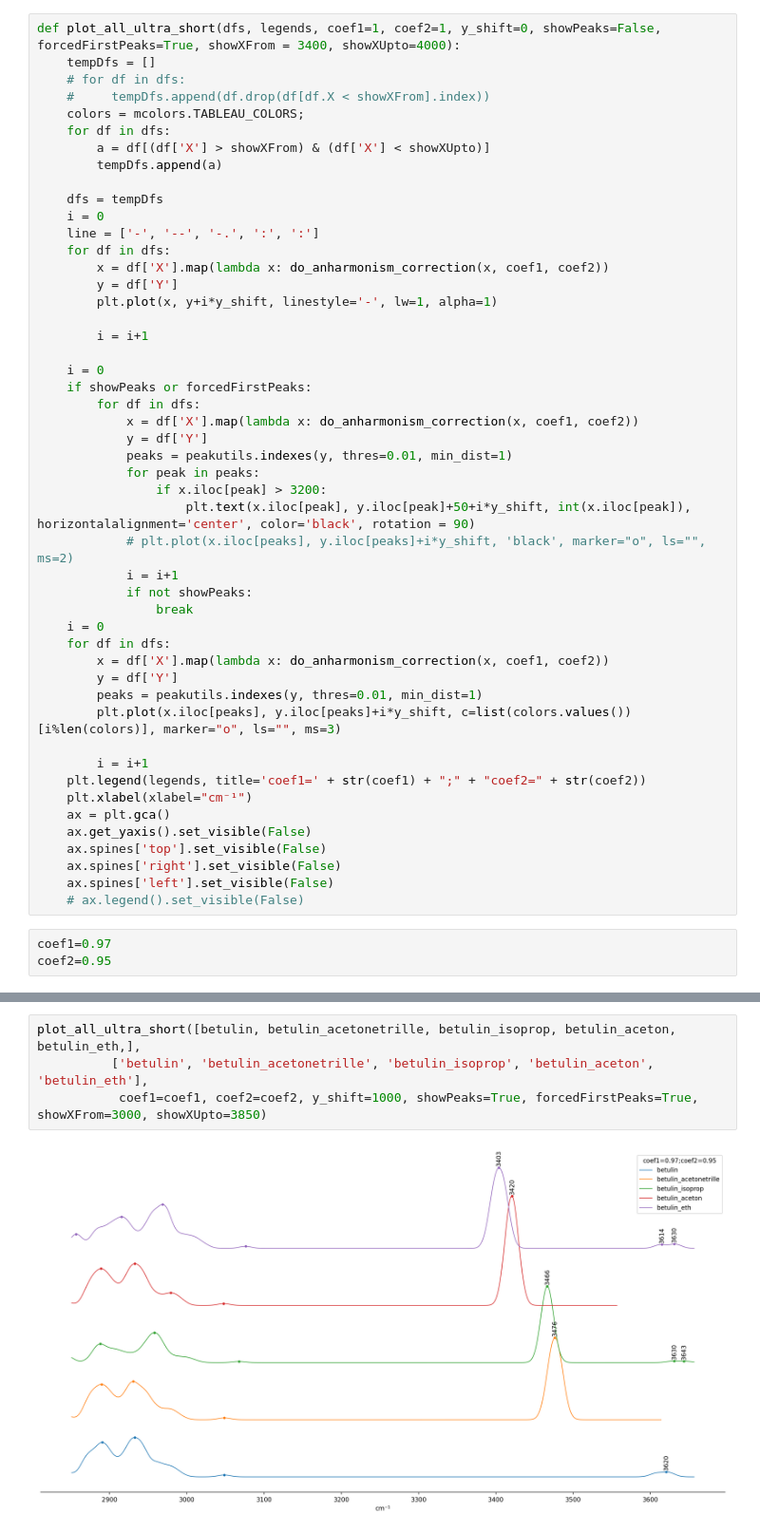
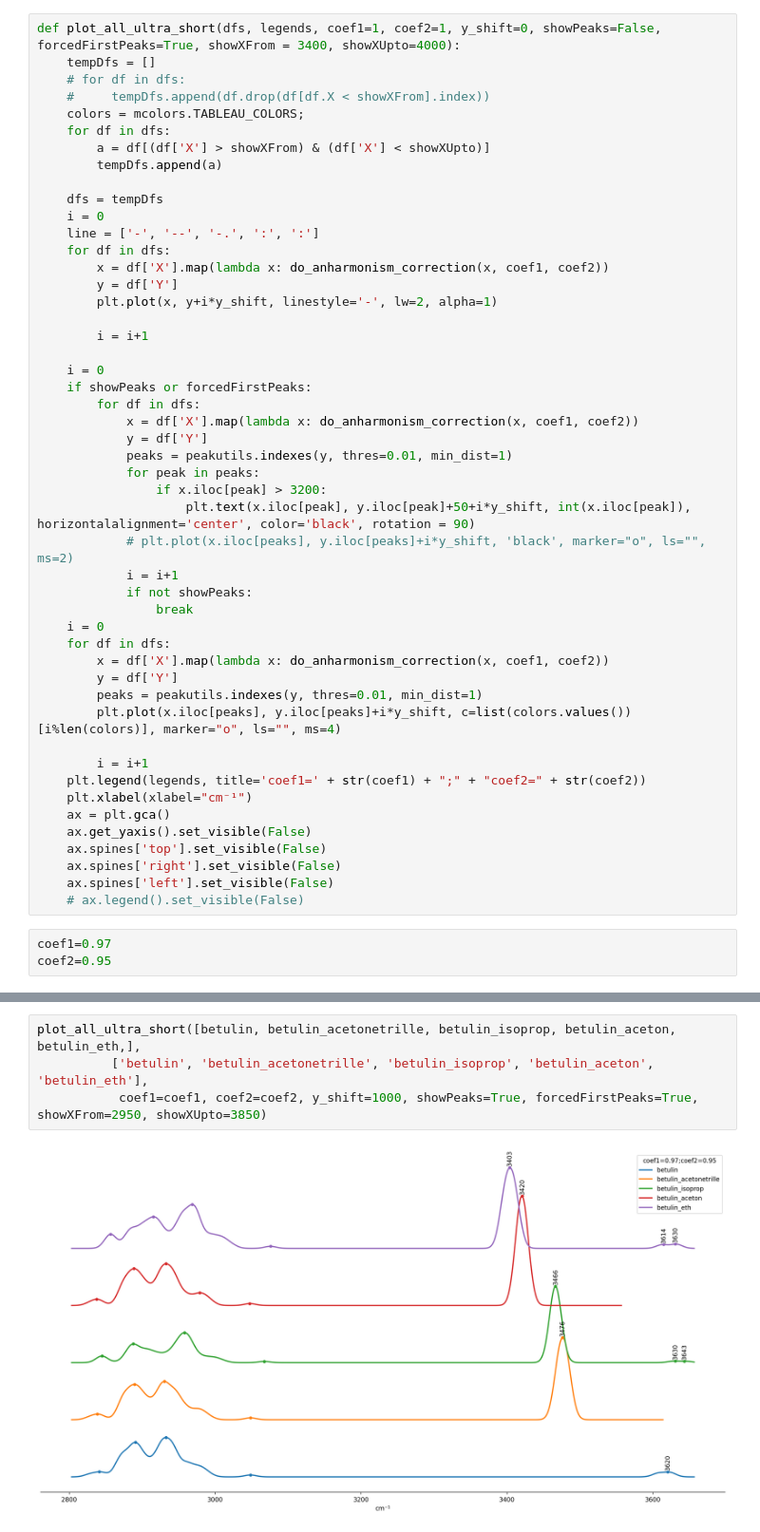
Before and after one commit to pavelFilin/gaussians-spectrum-visualis, a Jupyter notebook: betulin.ipynb, the cells around one changed output, grey strips where cells are left out. Shown at 95% size. Cells and saved outputs as stored; diff of their text form.

```diff
--- a/betulin.ipynb
+++ b/betulin.ipynb
@@ -368,7 +368,7 @@ def plot_all_ultra_short(dfs, legends, coef1=1, coef2=1, y_shift=0, showPeaks=Fa
     for df in dfs:
         x = df['X'].map(lambda x: do_anharmonism_correction(x, coef1, coef2))
         y = df['Y']
-        plt.plot(x, y+i*y_shift, linestyle='-', lw=1, alpha=1)
+        plt.plot(x, y+i*y_shift, linestyle='-', lw=2, alpha=1)
 
         i = i+1
 
@@ -390,7 +390,7 @@ def plot_all_ultra_short(dfs, legends, coef1=1, coef2=1, y_shift=0, showPeaks=Fa
         x = df['X'].map(lambda x: do_anharmonism_correction(x, coef1, coef2))
         y = df['Y']
         peaks = peakutils.indexes(y, thres=0.01, min_dist=1)
-        plt.plot(x.iloc[peaks], y.iloc[peaks]+i*y_shift, c=list(colors.values())[i%len(colors)], marker="o", ls="", ms=3)
+        plt.plot(x.iloc[peaks], y.iloc[peaks]+i*y_shift, c=list(colors.values())[i%len(colors)], marker="o", ls="", ms=4)
 
         i = i+1
     plt.legend(legends, title='coef1=' + str(coef1) + ";" + "coef2=" + str(coef2))
@@ -420,6 +420,6 @@ plot_all_ultra_short([betulin, betulin_acetonetrille, betulin_isoprop, betulin_a
 # %%
 plot_all_ultra_short([betulin, betulin_acetonetrille, betulin_isoprop, betulin_aceton, betulin_eth,],
           ['betulin', 'betulin_acetonetrille', 'betulin_isoprop', 'betulin_aceton', 'betulin_eth'],
-           coef1=coef1, coef2=coef2, y_shift=1000, showPeaks=True, forcedFirstPeaks=True, showXFrom=3000, showXUpto=3850)
+           coef1=coef1, coef2=coef2, y_shift=1000, showPeaks=True, forcedFirstPeaks=True, showXFrom=2950, showXUpto=3850)
 # %% [output]
-[figure, old version]
+[figure, new version]
```
Also changed, not shown: parts of 2 cells of this notebook.
